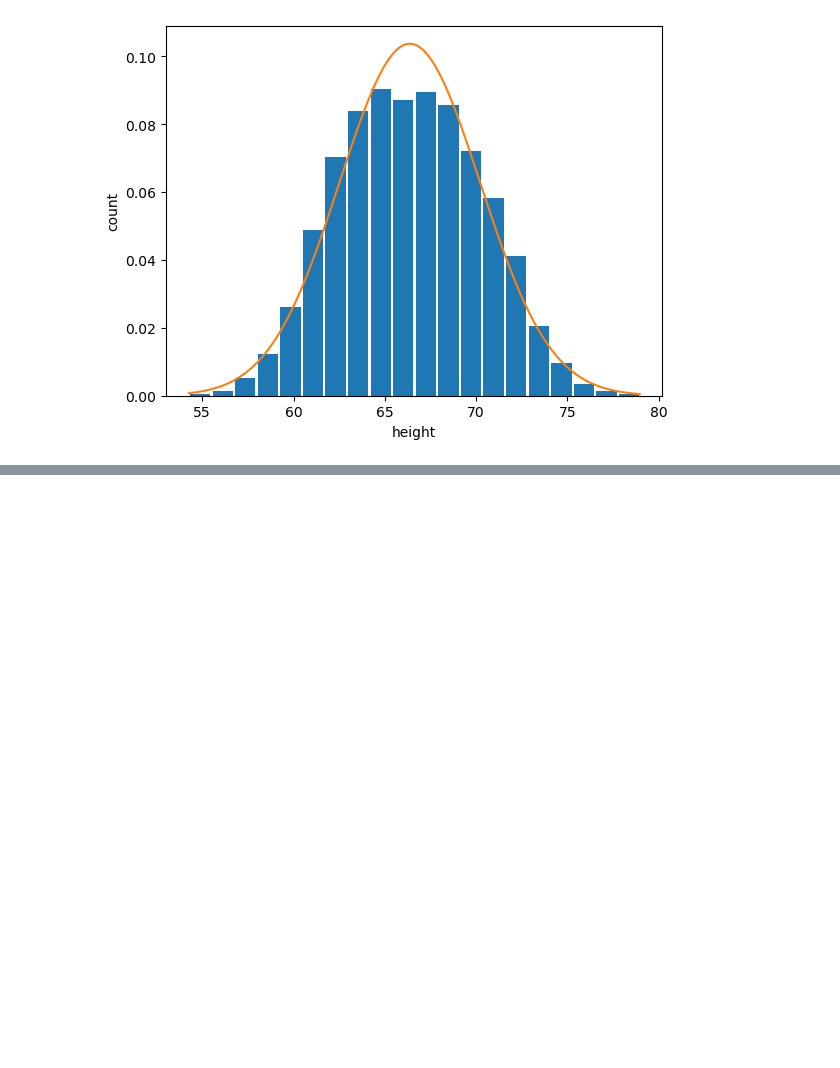
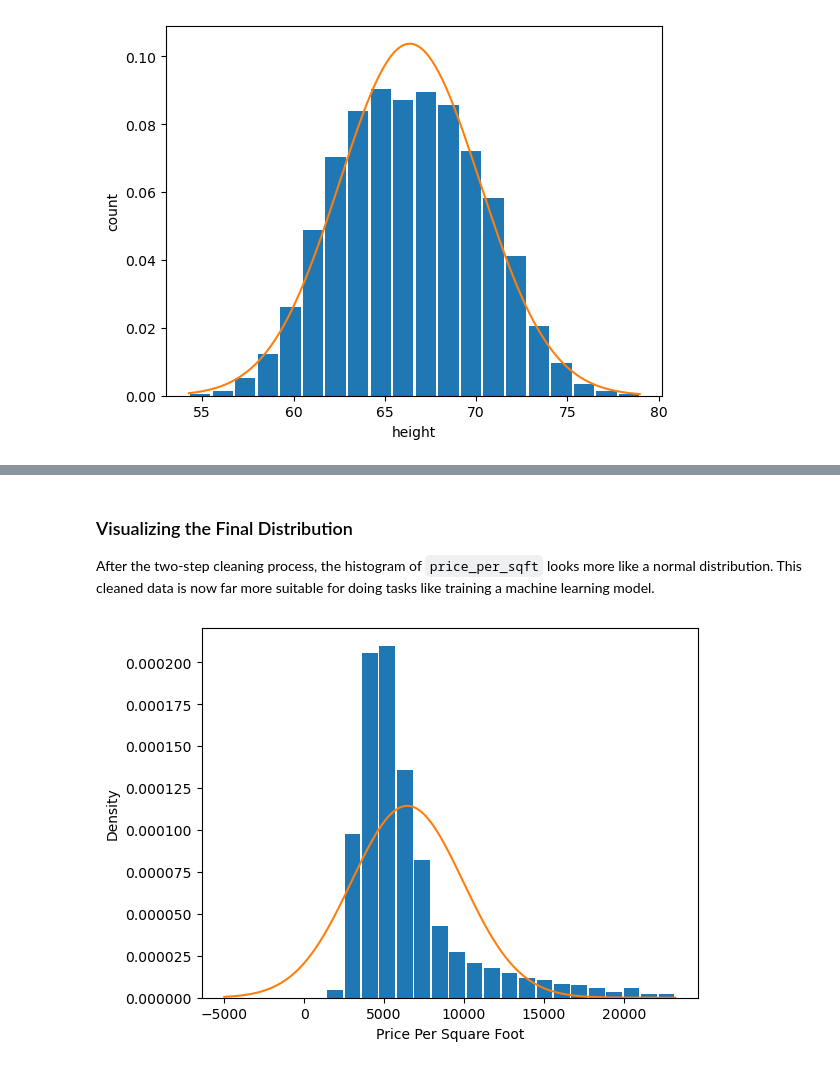
Before and after one commit to pkcoder77/Feature_Engineering, a Jupyter notebook: Rem_Outliers_ZS_StdDev.ipynb, the cells around one changed output, grey strips where cells are left out. Saved outputs shown, nothing was run; the diff lists cells and outputs as text; code cells hidden in the pictures; blank space fills up the shorter version.

Commit message:
Cleaned comments and code

```diff
--- a/Rem_Outliers_ZS_StdDev.ipynb
+++ b/Rem_Outliers_ZS_StdDev.ipynb
@@ -252,3 +244,0 @@ plt.plot(rng, norm.pdf(rng, df_std['price_per_sqft'].mean(), df_std['price_per_s
-# %%
-df_quantile['zscore'] = (df_quantile['price_per_sqft'] - df_quantile['price_per_sqft'].mean()) / df_quantile['price_per_sqft'].std()
-df_quantile.sample(10)
@@ -290,0 +249,9 @@ df_zscore.shape
+# %%
+mean_pps = df_quantile['price_per_sqft'].mean()
+std_pps = df_quantile['price_per_sqft'].std()
+
+upper_std_lim = mean_pps + 4 * std_pps
+lower_std_lim = mean_pps - 4 * std_pps
+
+print(f"Upper Limit (4 std dev): {upper_std_lim:.2f}")
+print(f"Lower Limit (4 std dev): {lower_std_lim:.2f}")
@@ -290,0 +261,7 @@ df_zscore.shape
+# %%
+# Create the final cleaned DataFrame
+df_std_filtered = df_quantile[(df_quantile['price_per_sqft'] < upper_std_lim) &
+                              (df_quantile['price_per_sqft'] > lower_std_lim)]
+
+print("\nShape after std dev filtering:", df_std_filtered.shape)
+df_std_filtered.sample(5)
@@ -290,0 +276,14 @@ df_zscore.shape
+# %% [markdown]
+### Visualizing the Final Distribution
+
+After the two-step cleaning process, the histogram of `price_per_sqft` looks more like a normal distribution. This cleaned data is now far more suitable for doing tasks like training a machine learning model.
+# %%
+plt.hist(df_std_filtered['price_per_sqft'], bins=20, rwidth=0.9, density=True)
+plt.xlabel("Price Per Square Foot")
+plt.ylabel("Density")
+
+rng = np.arange(-5000, df_std_filtered['price_per_sqft'].max(), 0.1)
+plt.plot(rng, norm.pdf(rng, df_std_filtered['price_per_sqft'].mean(), df_std_filtered['price_per_sqft'].std()))
+plt.show()
+# %% [output]
+[figure, added]
```
Also changed, not shown: parts of 50 cells of this notebook, 1 other file.
